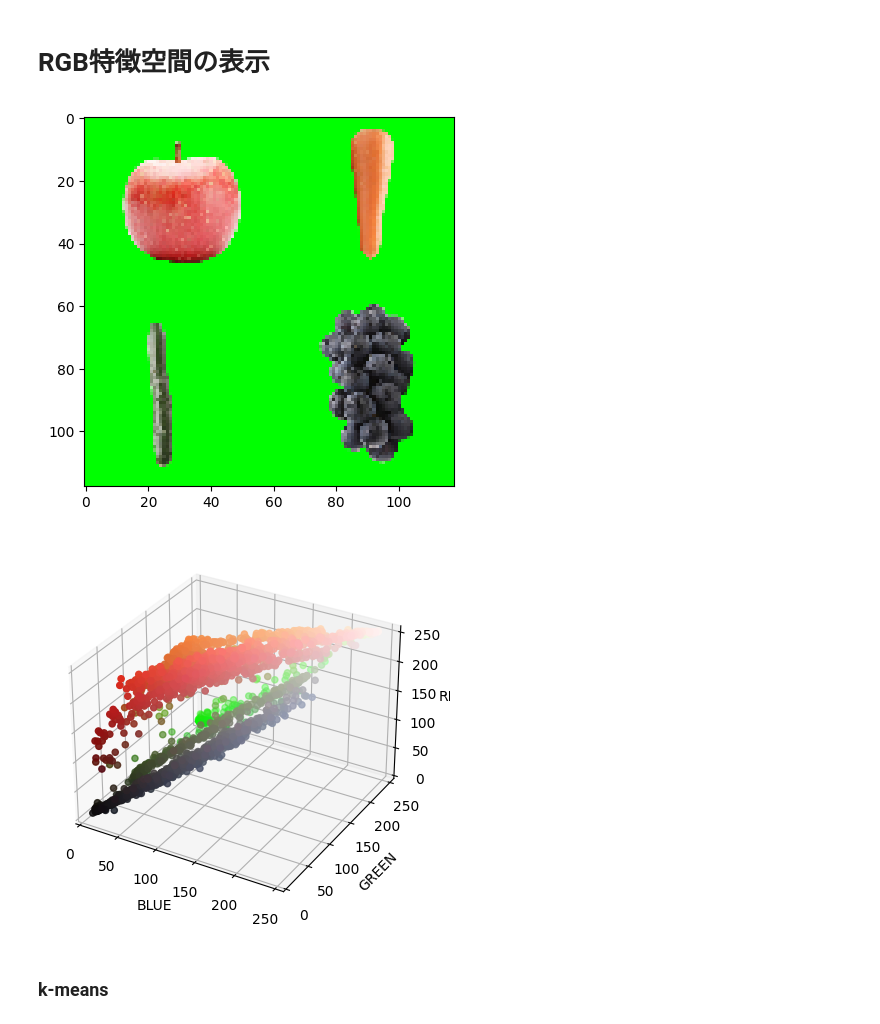
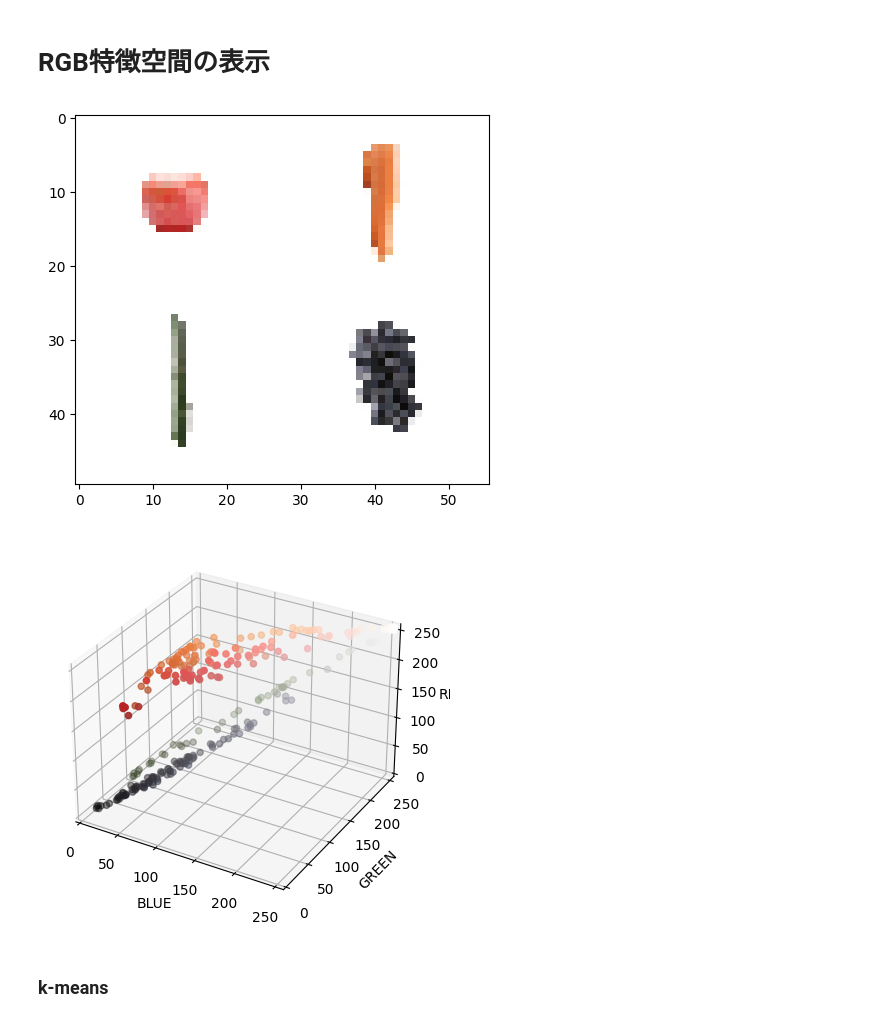
Before and after one commit to RedPanda1618/digitalImage-ch10, a Jupyter notebook: rgb_clustering.ipynb, the cells around one changed output. Cells and saved outputs as stored; diff of their text form; code cells hidden in the pictures.

Commit message:
add image and labeled image

```diff
--- a/rgb_clustering.ipynb
+++ b/rgb_clustering.ipynb
@@ -4,14 +4,15 @@
 import cv2
 import matplotlib.pyplot as plt
 # %%
-img_path = "fruits/gb_fruits.jpg"
+img_path = "fruits/fruits.jpg"
+# img_path = "fruits/gb_fruits.jpg"
 img = cv2.imread(img_path)
 # img = img[:int(img.shape[0]*0.5), :int(img.shape[1]*0.5)]
 img = cv2.resize(img, None, fx=0.05, fy=0.05)
 plt.imshow(cv2.cvtColor(img, cv2.COLOR_BGR2RGB))
 plt.show()
 # %% [output]
-[figure, old version]
+[figure, new version]
 # %%
 fig = plt.figure()
 rgb = cv2.cvtColor(img, cv2.COLOR_BGR2RGB)
@@ -29,7 +30,7 @@ ax.set_zlim([0, 255])
 
 plt.show()
 # %% [output]
-[figure, old version]
+[figure, new version]
 # %%
 from sklearn.cluster import KMeans
 from sklearn import mixture
```
Also changed, not shown: parts of 7 cells of this notebook.
